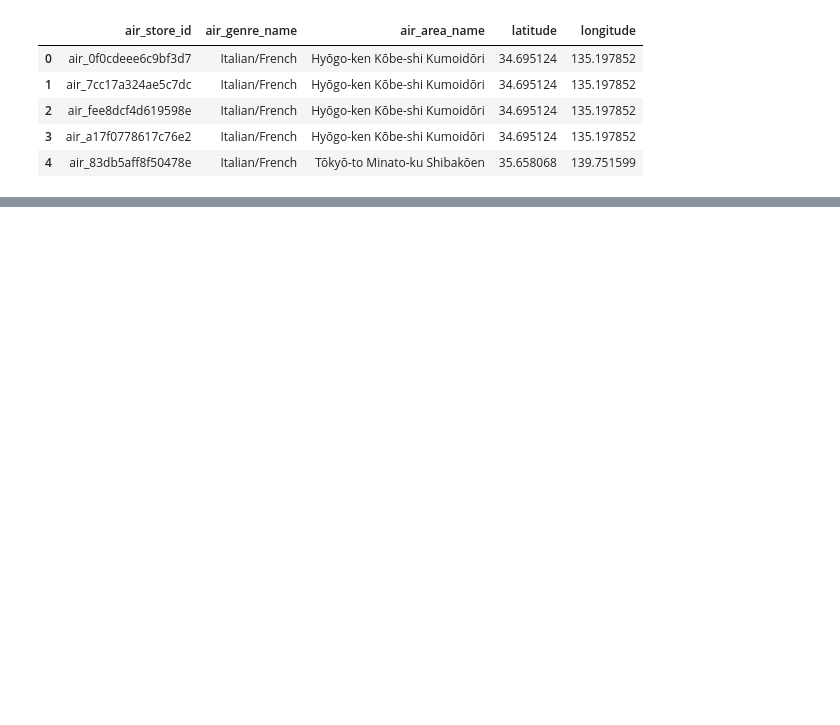
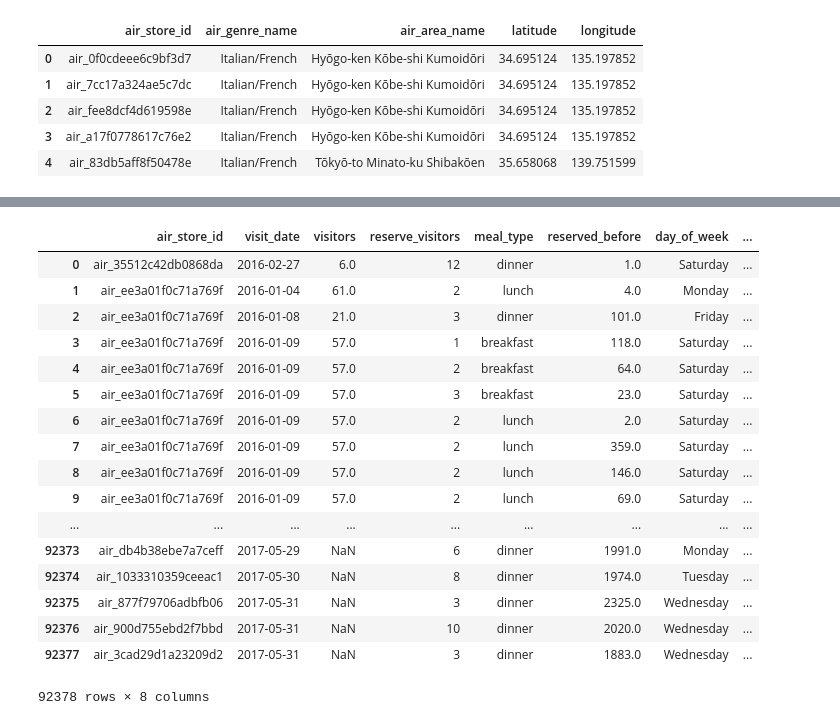
Before and after one commit to Nashavi/Recruit-prediction, a Jupyter notebook: 4th Model.ipynb, the cells around one changed output, grey strips where cells are left out. Saved outputs shown, nothing was run; the diff lists cells and outputs as text; code cells hidden in the pictures; blank space fills up the shorter version.

```diff
--- a/4th Model.ipynb
+++ b/4th Model.ipynb
@@ -101,0 +117,2 @@ air_store_info.head()
+# %%
+merged = combined_data.merge(date_info,how = 'left',left_on='visit_date',right_on='calendar_date')
@@ -101,0 +128,23 @@ air_store_info.head()
+# %%
+merged.drop(['visit_datetime','reserve_datetime','day_diff','time_diff','calendar_date'],axis = 1,inplace = True)
+# %%
+merged
+# %% [output]
+|  | air_store_id | visit_date | visitors | reserve_visitors | meal_type | reserved_before | day_of_week | ... |
+| 0 | air_35512c42db0868da | 2016-02-27 | 6.0 | 12 | dinner | 1.0 | Saturday | ... |
+| 1 | air_ee3a01f0c71a769f | 2016-01-04 | 61.0 | 2 | lunch | 4.0 | Monday | ... |
+| 2 | air_ee3a01f0c71a769f | 2016-01-08 | 21.0 | 3 | dinner | 101.0 | Friday | ... |
+| 3 | air_ee3a01f0c71a769f | 2016-01-09 | 57.0 | 1 | breakfast | 118.0 | Saturday | ... |
+| 4 | air_ee3a01f0c71a769f | 2016-01-09 | 57.0 | 2 | breakfast | 64.0 | Saturday | ... |
+| 5 | air_ee3a01f0c71a769f | 2016-01-09 | 57.0 | 3 | breakfast | 23.0 | Saturday | ... |
+| 6 | air_ee3a01f0c71a769f | 2016-01-09 | 57.0 | 2 | lunch | 2.0 | Saturday | ... |
+| 7 | air_ee3a01f0c71a769f | 2016-01-09 | 57.0 | 2 | lunch | 359.0 | Saturday | ... |
+| 8 | air_ee3a01f0c71a769f | 2016-01-09 | 57.0 | 2 | lunch | 146.0 | Saturday | ... |
+| 9 | air_ee3a01f0c71a769f | 2016-01-09 | 57.0 | 2 | lunch | 69.0 | Saturday | ... |
+| ... | ... | ... | ... | ... | ... | ... | ... | ... |
+| 92373 | air_db4b38ebe7a7ceff | 2017-05-29 | NaN | 6 | dinner | 1991.0 | Monday | ... |
+| 92374 | air_1033310359ceeac1 | 2017-05-30 | NaN | 8 | dinner | 1974.0 | Tuesday | ... |
+| 92375 | air_877f79706adbfb06 | 2017-05-31 | NaN | 3 | dinner | 2325.0 | Wednesday | ... |
+| 92376 | air_900d755ebd2f7bbd | 2017-05-31 | NaN | 10 | dinner | 2020.0 | Wednesday | ... |
+| 92377 | air_3cad29d1a23209d2 | 2017-05-31 | NaN | 3 | dinner | 1883.0 | Wednesday | ... |
+92378 rows × 8 columns
```
Also changed, not shown: parts of 14 cells of this notebook, 1 other file.
